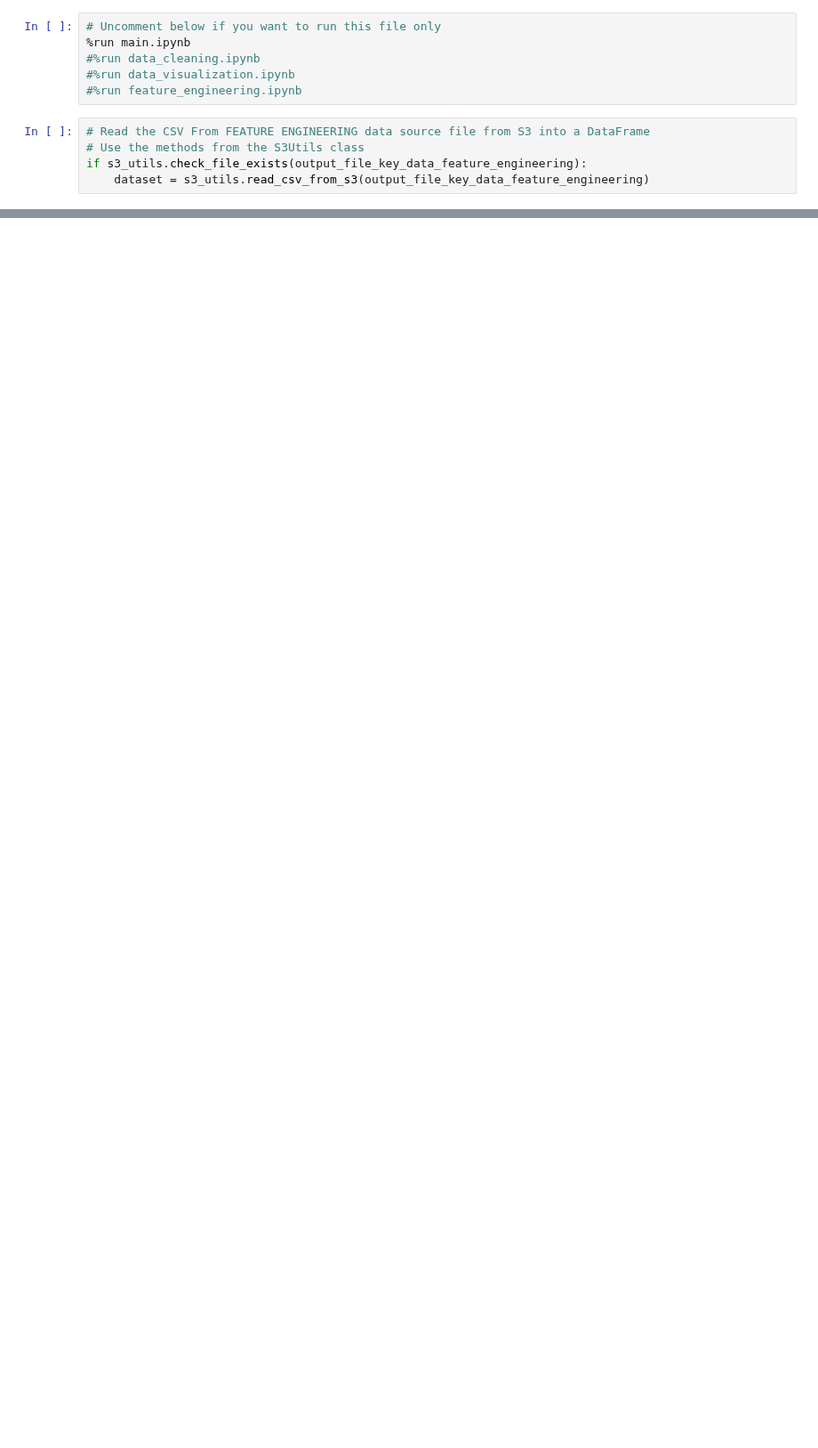
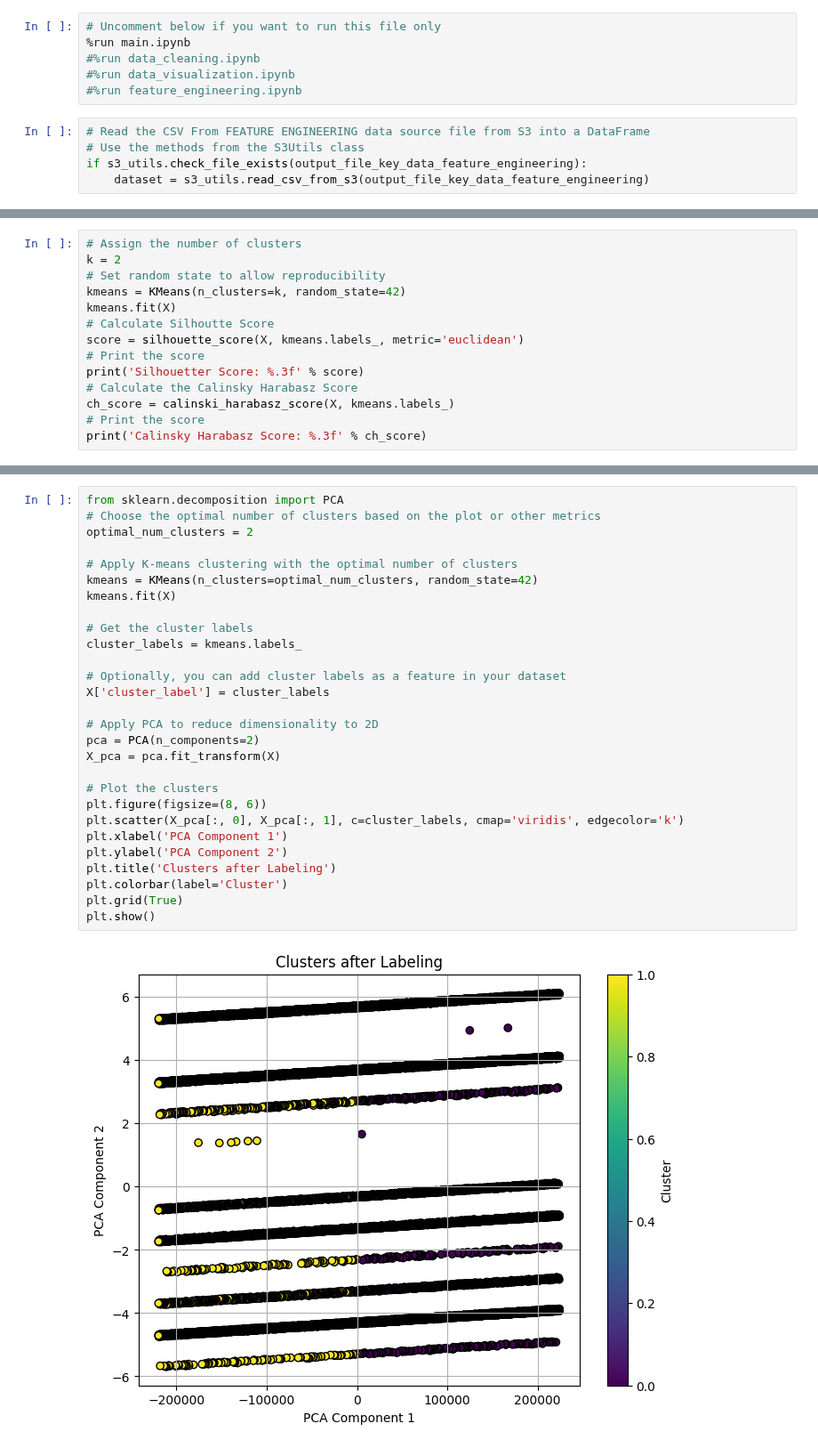
Before and after one commit to BDM3014ProjectWinter2024/BankChurnPrediction, a Jupyter notebook: clusteringmodel.ipynb, the cells around one changed output, grey strips where cells are left out. Shown at 89% size. Cells and saved outputs as stored; diff of their text form; blank space fills up the shorter version.

```diff
--- a/clusteringmodel.ipynb
+++ b/clusteringmodel.ipynb
@@ -82,0 +128,14 @@ NameError: name 'silhouette_score' is not defined
+# %%
+# Assign the number of clusters
+k = 2
+# Set random state to allow reproducibility
+kmeans = KMeans(n_clusters=k, random_state=42)
+kmeans.fit(X)
+# Calculate Silhoutte Score
+score = silhouette_score(X, kmeans.labels_, metric='euclidean')
+# Print the score
+print('Silhouetter Score: %.3f' % score)
+# Calculate the Calinsky Harabasz Score
+ch_score = calinski_harabasz_score(X, kmeans.labels_)
+# Print the score
+print('Calinsky Harabasz Score: %.3f' % ch_score)
@@ -82,0 +145,30 @@ NameError: name 'silhouette_score' is not defined
+# %%
+from sklearn.decomposition import PCA
+# Choose the optimal number of clusters based on the plot or other metrics
+optimal_num_clusters = 2
+
+# Apply K-means clustering with the optimal number of clusters
+kmeans = KMeans(n_clusters=optimal_num_clusters, random_state=42)
+kmeans.fit(X)
+
+# Get the cluster labels
+cluster_labels = kmeans.labels_
+
+# Optionally, you can add cluster labels as a feature in your dataset
+X['cluster_label'] = cluster_labels
+
+# Apply PCA to reduce dimensionality to 2D
+pca = PCA(n_components=2)
+X_pca = pca.fit_transform(X)
+
+# Plot the clusters
+plt.figure(figsize=(8, 6))
+plt.scatter(X_pca[:, 0], X_pca[:, 1], c=cluster_labels, cmap='viridis', edgecolor='k')
+plt.xlabel('PCA Component 1')
+plt.ylabel('PCA Component 2')
+plt.title('Clusters after Labeling')
+plt.colorbar(label='Cluster')
+plt.grid(True)
+plt.show()
+# %% [output]
+[figure, added]
```
Also changed, not shown: parts of 17 cells of this notebook.
